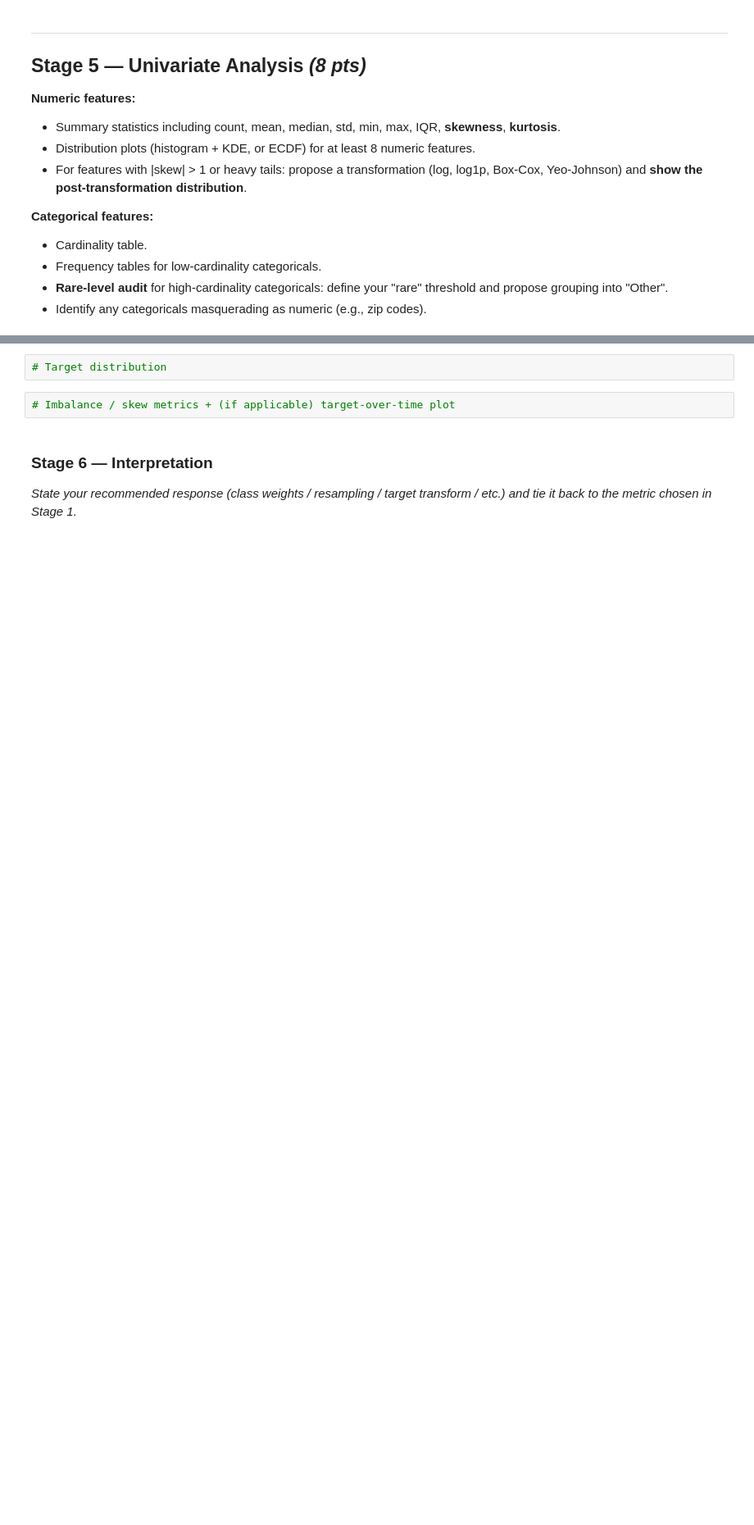
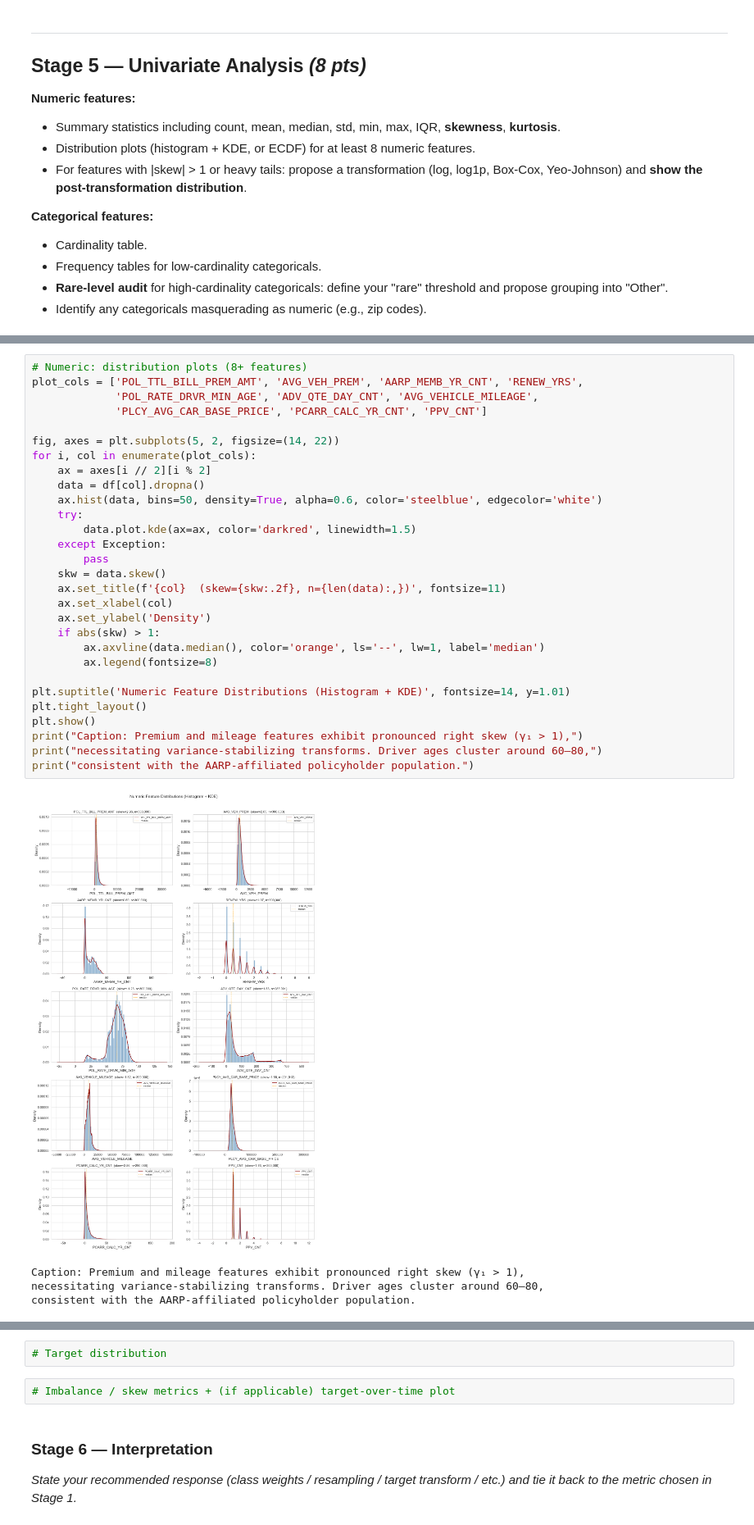
Before and after one commit to mustafaiz-msds/GRAD_5800, a Jupyter notebook: capstone_eda_starter_notebook.ipynb, the cells around one changed output, grey strips where cells are left out. Shown at 82% size. Drawn from its saved outputs; the diff is of its cells as text; blank space fills up the shorter version.

```diff
--- a/capstone_eda_starter_notebook.ipynb
+++ b/capstone_eda_starter_notebook.ipynb
@@ -615,0 +635,34 @@ pd.DataFrame(results).sort_values("Cramér's V", ascending=False)
+# %%
+# Numeric: distribution plots (8+ features)
+plot_cols = ['POL_TTL_BILL_PREM_AMT', 'AVG_VEH_PREM', 'AARP_MEMB_YR_CNT', 'RENEW_YRS',
+             'POL_RATE_DRVR_MIN_AGE', 'ADV_QTE_DAY_CNT', 'AVG_VEHICLE_MILEAGE',
+             'PLCY_AVG_CAR_BASE_PRICE', 'PCARR_CALC_YR_CNT', 'PPV_CNT']
+
+fig, axes = plt.subplots(5, 2, figsize=(14, 22))
+for i, col in enumerate(plot_cols):
+    ax = axes[i // 2][i % 2]
+    data = df[col].dropna()
+    ax.hist(data, bins=50, density=True, alpha=0.6, color='steelblue', edgecolor='white')
+    try:
+        data.plot.kde(ax=ax, color='darkred', linewidth=1.5)
+    except Exception:
+        pass
+    skw = data.skew()
+    ax.set_title(f'{col}  (skew={skw:.2f}, n={len(data):,})', fontsize=11)
+    ax.set_xlabel(col)
+    ax.set_ylabel('Density')
+    if abs(skw) > 1:
+        ax.axvline(data.median(), color='orange', ls='--', lw=1, label='median')
+        ax.legend(fontsize=8)
+
+plt.suptitle('Numeric Feature Distributions (Histogram + KDE)', fontsize=14, y=1.01)
+plt.tight_layout()
+plt.show()
+print("Caption: Premium and mileage features exhibit pronounced right skew (γ₁ > 1),")
+print("necessitating variance-stabilizing transforms. Driver ages cluster around 60–80,")
+print("consistent with the AARP-affiliated policyholder population.")
+# %% [output]
+[figure, added]
+Caption: Premium and mileage features exhibit pronounced right skew (γ₁ > 1),
+necessitating variance-stabilizing transforms. Driver ages cluster around 60–80,
+consistent with the AARP-affiliated policyholder population.
```
Also changed, not shown: parts of 9 cells of this notebook.
